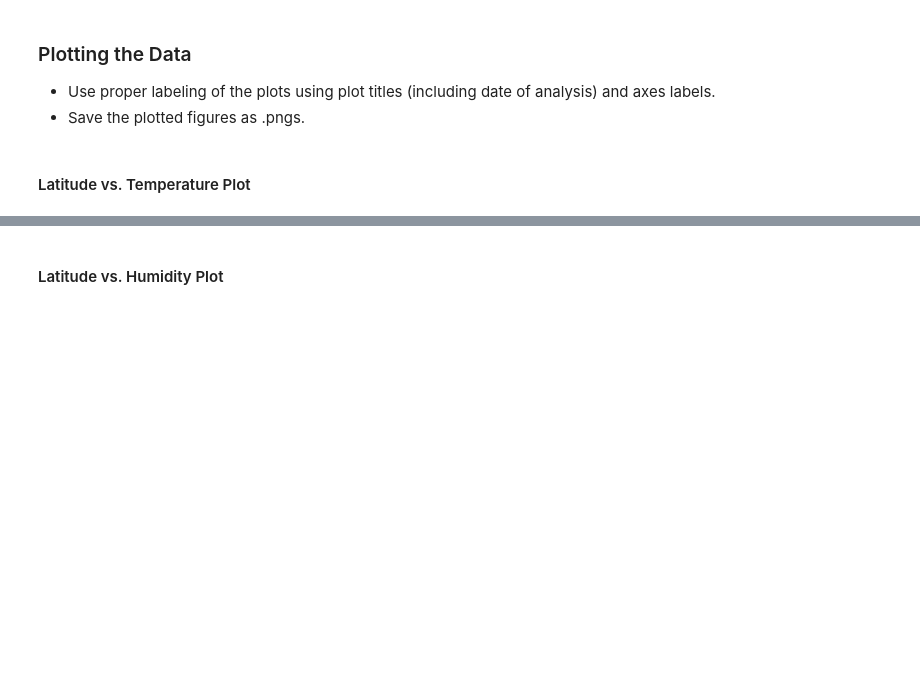
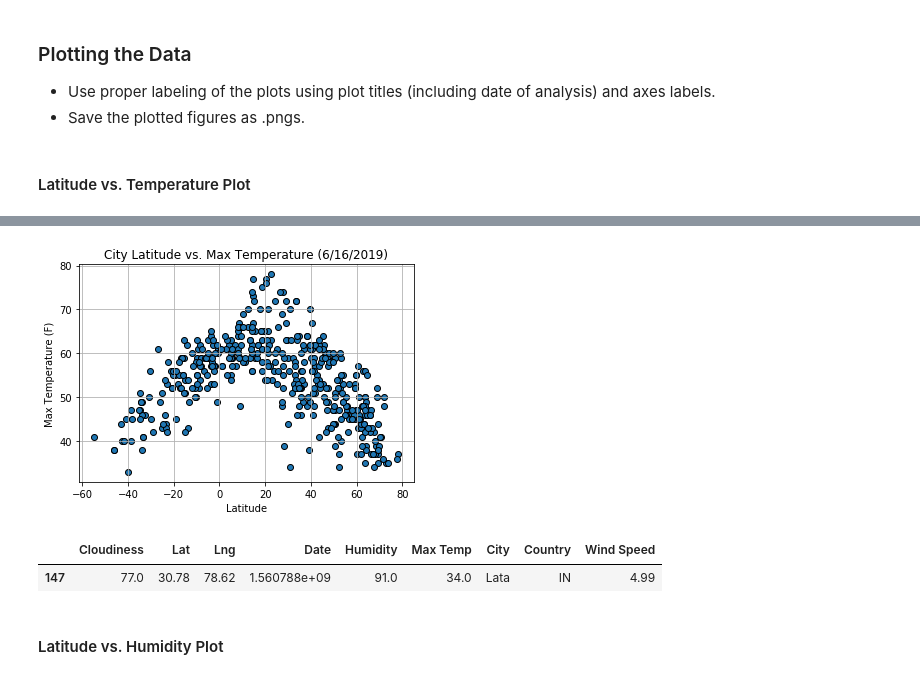
Before and after one commit to JosefinaAureaAmaro/03_Python_API, a Jupyter notebook: WeatherPy.ipynb, the cells around one changed output, grey strips where cells are left out. Cells and saved outputs as stored; diff of their text form; code cells hidden in the pictures; blank space fills up the shorter version.

Commit message:
to update repo with finalized code and charts

```diff
--- a/WeatherPy.ipynb
+++ b/WeatherPy.ipynb
@@ -188,3 +173,7 @@ df_final.head()
+# %%
+#convert max temp to degree fahrenheit
+df_final['Max Temp'] = ((df_final['Max Temp']-273)+32).round(0)
+df_final= df_final.dropna()
 # %%
 df_final.count()
 # %% [output]
@@ -207,3 +196,7 @@ df_final.to_csv(output_data_file, sep=',', encoding= 'utf-8', index=False)
 * Save the plotted figures as .pngs.
 # %% [markdown]
 #### Latitude vs. Temperature Plot
+# %%
+# Minor Data Munging to Re-Format the Data Frames
+lat = df_final.iloc[:,1:6].drop(columns = ['Lng','Date','Humidity'])
+lat.head()
@@ -209,0 +210,24 @@ df_final.to_csv(output_data_file, sep=',', encoding= 'utf-8', index=False)
+# %%
+#set axises
+temp_x_axis = lat.iloc[:,0]
+temp_y_axis = lat.iloc[:,1]
+# %%
+# Generate the scatter plot
+
+ax = plt.scatter(temp_x_axis,temp_y_axis, marker ="o",edgecolors='black')
+
+#assign axis labels and grid lines
+plt.grid(True)
+plt.ylabel("Max Temperature (F)")
+plt.xlabel("Latitude")
+plt.title('City Latitude vs. Max Temperature (6/16/2019)')
+
+#format plot
+ax.use_sticky_edges = False
+
+
+# Save the Figure
+plt.savefig('City_Latitude_vs_Temp.png',dpi=150, bbox_inches = 'tight')
+plt.show()
+# %% [output]
+[figure, added]
@@ -210,2 +237,7 @@ df_final.to_csv(output_data_file, sep=',', encoding= 'utf-8', index=False)
+# %%
+max_temp.loc[max_temp['Max Temp'] == max_temp['Max Temp'].min()]
+# %% [output]
+|  | Cloudiness | Lat | Lng | Date | Humidity | Max Temp | City | Country | Wind Speed |
+| 147 | 77.0 | 30.78 | 78.62 | 1.560788e+09 | 91.0 | 34.0 | Lata | IN | 4.99 |
 # %% [markdown]
 #### Latitude vs. Humidity Plot
```
Also changed, not shown: parts of 21 cells of this notebook, 4 other files.
